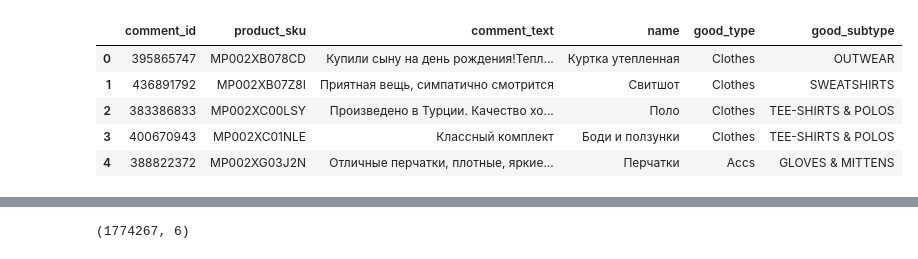
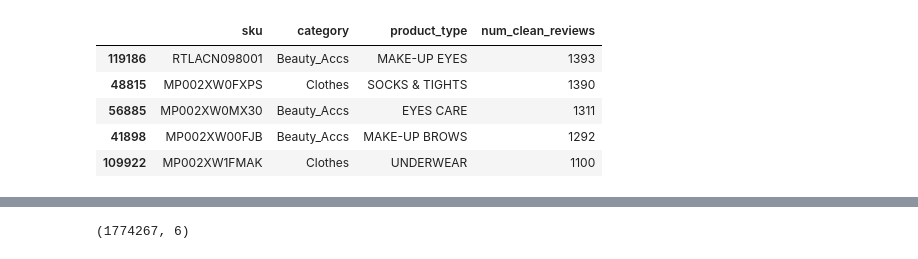
Before and after one commit to adaniarov/bootcamp-lamoda, a Jupyter notebook: notebooks/01 experiment.ipynb, the cells around one changed output, grey strips where cells are left out. Drawn from its saved outputs; the diff is of its cells as text; code cells hidden in the pictures.

```diff
--- a/notebooks/01 experiment.ipynb
+++ b/notebooks/01 experiment.ipynb
@@ -110,33 +191,63 @@ df.head()
 # %%
 # ============================================================================
-# (1) TEXT CLEANING - МЯГКИЕ ПРАВИЛА
+# ШАГ 1: ОЧИСТКА ТЕКСТОВ
 # ============================================================================
+# Вход: reviews: List[str]
+# Выход: clean_reviews: List[str]
+# Мягкая очистка: приводим к нижнему регистру, убираем мусор, ничего не выкидываем по смыслу
+
+print("="*80)
+print("ШАГ 1: ОЧИСТКА ТЕКСТОВ")
+print("="*80)
 
 def clean_text_soft(text: str) -> str:
     """
-    Мягкая очистка текста: минимальная обработка
-    - Удаляем множественные пробелы
-    - Сохраняем все знаки препинания и эмодзи
+    Мягкая очистка текста (feature cleaning, не feature engineering):
     - Приводим к нижнему регистру
+    - Убираем HTML теги
+    - Убираем эмодзи (опционально, можно оставить)
+    - Убираем лишние символы
+    - НЕ удаляем слова по смыслу
     """
-    if pd.isna(text):
+    if pd.isna(text) or not text:
         return ""
 
     text = str(text)
-    # Удаляем множественные пробелы и переносы строк
+
+    # Убираем HTML теги
+    text = re.sub(r'<[^>]+>', '', text)
+
+    # Убираем множественные пробелы и переносы строк
     text = re.sub(r'\s+', ' ', text)
-    # Удаляем только управляющие символы, сохраняем все остальное
+
+    # Убираем управляющие символы
     text = re.sub(r'[\x00-\x1f\x7f-\x9f]', '', text)
-    return text.strip().lower()
+
+    # Приводим к нижнему регистру
+    text = text.strip().lower()
+
+    return text
 
 
-# Применяем очистку
-print("Cleaning texts...")
-df['clean_text'] = df['comment_text'].apply(clean_text_soft)
-df['clean_text'] = df['clean_text'].fillna('')
+# Применяем очистку ко всем отзывам всех продуктов
+print("Cleaning reviews...")
+df_products['clean_reviews'] = df_products['reviews'].apply(
+    lambda reviews: [clean_text_soft(r) for r in reviews if clean_text_soft(r)]
+)
 
-# Удаляем пустые отзывы
-df = df[df['clean_text'].str.len() > 10].copy()
-print(f"After cleaning: {len(df)} reviews")
-df[['comment_text', 'clean_text', 'good_type', 'good_subtype']].head()
+# Удаляем продукты без отзывов после очистки
+df_products = df_products[df_products['clean_reviews'].apply(len) >= 3].copy()
+df_products['num_clean_reviews'] = df_products['clean_reviews'].apply(len)
+
+print(f"✓ Cleaned reviews for {len(df_products)} products")
+print(f"  Total reviews before: {df_products['num_reviews'].sum()}")
+print(f"  Total reviews after: {df_products['num_clean_reviews'].sum()}")
+
+# Показываем пример
+example = df_products.iloc[0]
+print(f"\nExample (SKU: {example['sku']}):")
+print(f"  Original: {example['reviews'][0][:100]}...")
+print(f"  Cleaned:  {example['clean_reviews'][0][:100]}...")
+
+df_products[['sku', 'category', 'product_type', 'num_clean_reviews']].head()
 # %% [output]
@@ -143,6 +265,6 @@ df[['comment_text', 'clean_text', 'good_type', 'good_subtype']].head()
-|  | comment_id | product_sku | comment_text | name | good_type | good_subtype |
-| 0 | 395865747 | MP002XB078CD | Купили сыну на день рождения!Тепл... | Куртка утепленная | Clothes | OUTWEAR |
-| 1 | 436891792 | MP002XB07Z8I | Приятная вещь, симпатично смотрится | Свитшот | Clothes | SWEATSHIRTS |
-| 2 | 383386833 | MP002XC00LSY | Произведено в Турции. Качество хо... | Поло | Clothes | TEE-SHIRTS & POLOS |
-| 3 | 400670943 | MP002XC01NLE | Классный комплект | Боди и ползунки | Clothes | TEE-SHIRTS & POLOS |
-| 4 | 388822372 | MP002XG03J2N | Отличные перчатки, плотные, яркие... | Перчатки | Accs | GLOVES & MITTENS |
+|  | sku | category | product_type | num_clean_reviews |
+| 119186 | RTLACN098001 | Beauty_Accs | MAKE-UP EYES | 1393 |
+| 48815 | MP002XW0FXPS | Clothes | SOCKS & TIGHTS | 1390 |
+| 56885 | MP002XW0MX30 | Beauty_Accs | EYES CARE | 1311 |
+| 41898 | MP002XW00FJB | Beauty_Accs | MAKE-UP BROWS | 1292 |
+| 109922 | MP002XW1FMAK | Clothes | UNDERWEAR | 1100 |
```
Also changed, not shown: parts of 18 cells of this notebook, 14 other files.
